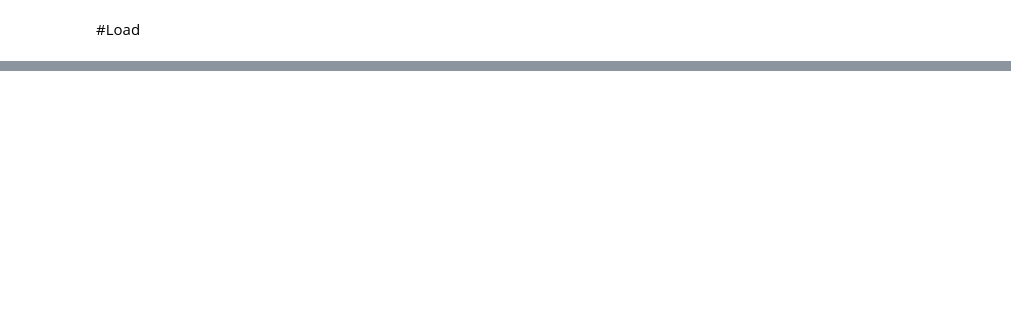
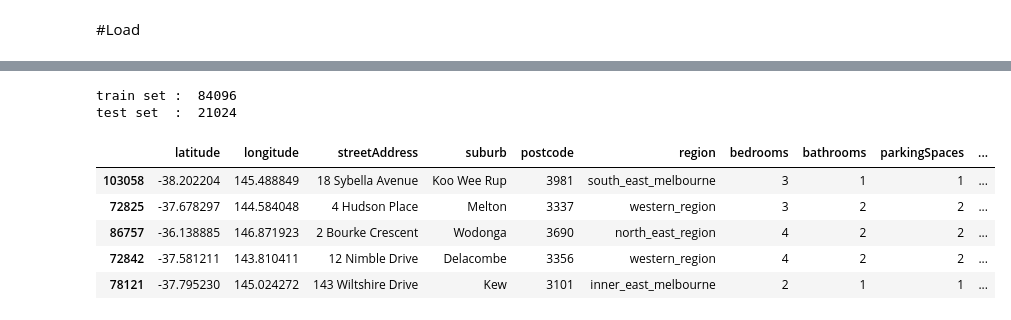
Before and after one commit to mmercan/handson-ml3, a Jupyter notebook: 02_vic_housing.ipynb, the cells around one changed output, grey strips where cells are left out. Cells and saved outputs as stored; diff of their text form; code cells hidden in the pictures; blank space fills up the shorter version.

```diff
--- a/02_vic_housing.ipynb
+++ b/02_vic_housing.ipynb
@@ -39,2 +97,5 @@ plt.show()
 # %%
-housing['price']
+housing['postcode_cat'] = pd.cut(housing['postcode'],
+                               bins=[3000,3100,3200,3300,3400,3500,3600,3700,3800,3900, np.inf],
+                                 labels=[30,31,32,33,34,35,36,37,38,39])
+housing['postcode_cat'].value_counts()
@@ -40,0 +116,17 @@ housing['price']
+# %%
+from sklearn.model_selection import train_test_split
+
+train_set, test_set = train_test_split(housing, test_size=0.2, random_state=42)
+
+print("train set : ",len(train_set))
+print("test set  : ",len(test_set))
+test_set.head()
+# %% [output]
+train set :  84096
+test set  :  21024
+|  | latitude | longitude | streetAddress | suburb | postcode | region | bedrooms | bathrooms | parkingSpaces | ... |
+| 103058 | -38.202204 | 145.488849 | 18 Sybella Avenue | Koo Wee Rup | 3981 | south_east_melbourne | 3 | 1 | 1 | ... |
+| 72825 | -37.678297 | 144.584048 | 4 Hudson Place | Melton | 3337 | western_region | 3 | 2 | 2 | ... |
+| 86757 | -36.138885 | 146.871923 | 2 Bourke Crescent | Wodonga | 3690 | north_east_region | 4 | 2 | 2 | ... |
+| 72842 | -37.581211 | 143.810411 | 12 Nimble Drive | Delacombe | 3356 | western_region | 4 | 2 | 2 | ... |
+| 78121 | -37.795230 | 145.024272 | 143 Wiltshire Drive | Kew | 3101 | inner_east_melbourne | 2 | 1 | 1 | ... |
```
Also changed, not shown: parts of 6 cells of this notebook.
